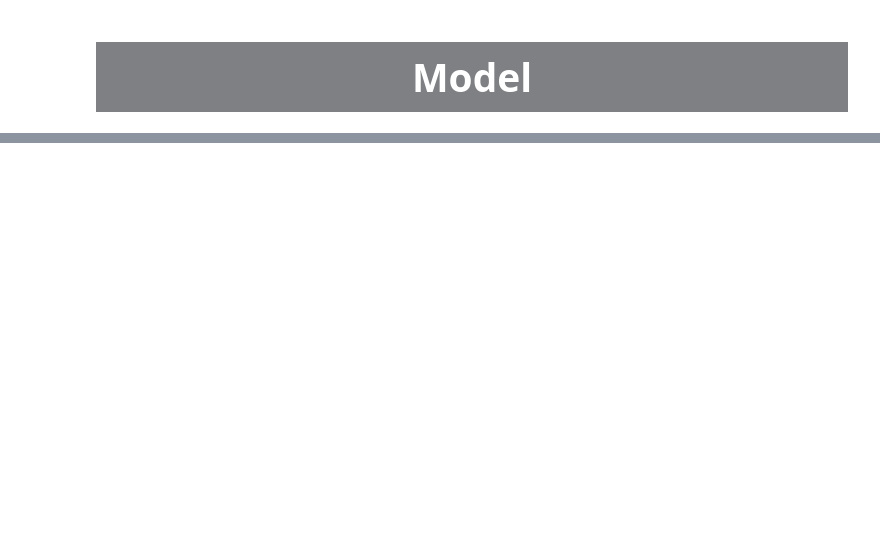
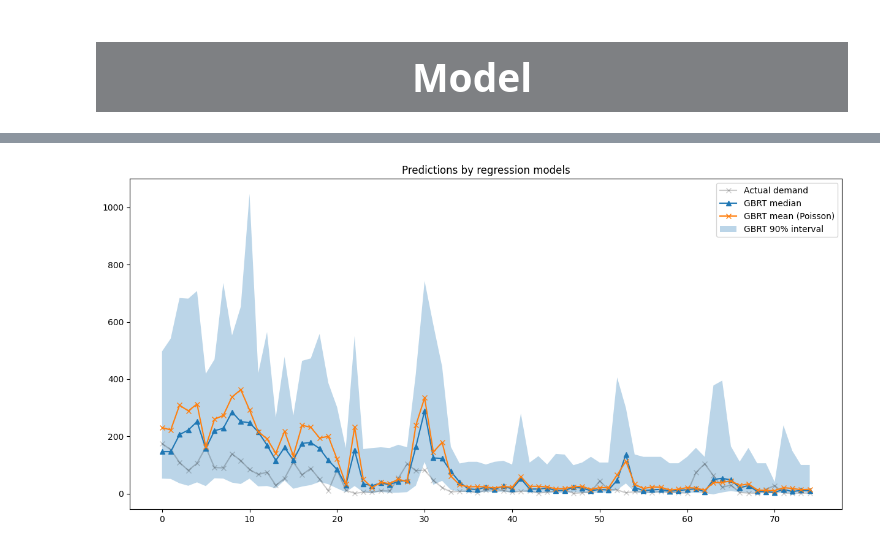
Before and after one commit to Alanxtl/forecast, a Jupyter notebook: src/model/ml.ipynb, the cells around one changed output, grey strips where cells are left out. Saved outputs shown, nothing was run; the diff lists cells and outputs as text; code cells hidden in the pictures; blank space fills up the shorter version.

```diff
--- a/src/model/ml.ipynb
+++ b/src/model/ml.ipynb
@@ -297,0 +298,32 @@ plt.show()
+# %%
+last_count = 75
+last_hours = slice(-last_count, None)
+fig, ax = plt.subplots(figsize=(15, 7))
+plt.title("Predictions by regression models")
+ax.plot(
+    Y_test_2[last_hours].reset_index(drop=True),
+    "x-",
+    alpha=0.2,
+    label="Actual demand",
+    color="black",
+)
+ax.plot(
+    median_predictions[last_hours],
+    "^-",
+    label="GBRT median",
+)
+ax.plot(
+    mean_predictions[last_hours],
+    "x-",
+    label="GBRT mean (Poisson)",
+)
+ax.fill_between(
+    np.arange(last_count),
+    percentile_5_predictions[last_hours],
+    percentile_95_predictions[last_hours],
+    alpha=0.3,
+    label="GBRT 90% interval",
+)
+_ = ax.legend()
+# %% [output]
+[figure, added]
```
Also changed, not shown: parts of 23 cells of this notebook, 7 other files.
